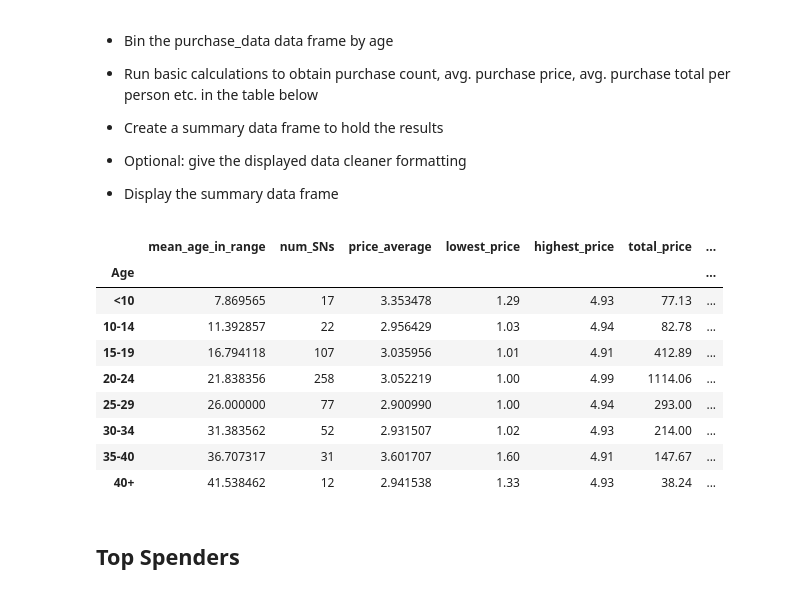
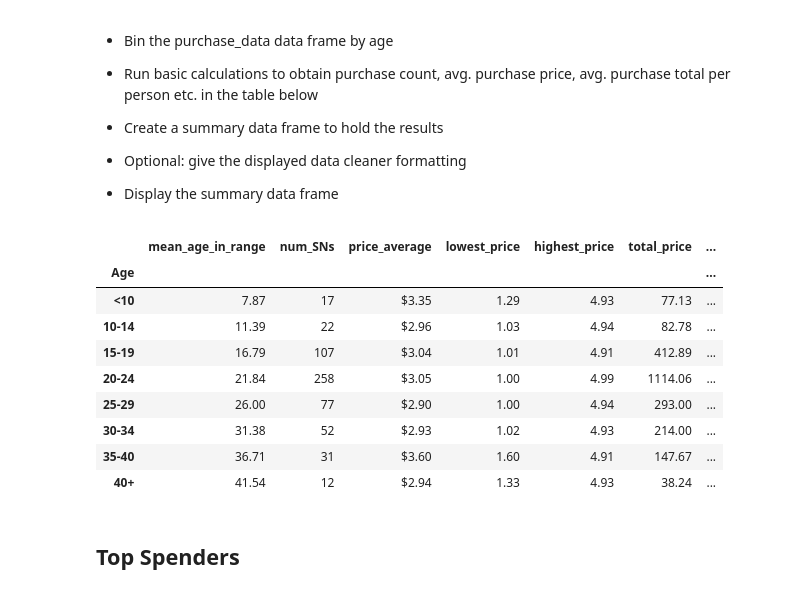
Before and after one commit to scottcm73/pandas_challenge, a Jupyter notebook: HeroesOfPymoli/HeroesOfPymoli_starter3.ipynb, the cells around one changed output. Saved outputs shown, nothing was run; the diff lists cells and outputs as text; code cells hidden in the pictures.

```diff
--- a/HeroesOfPymoli/HeroesOfPymoli_starter3.ipynb
+++ b/HeroesOfPymoli/HeroesOfPymoli_starter3.ipynb
@@ -169,7 +183,23 @@ age_df.columns=['mean_age_in_range', 'num_SNs', 'price_average', 'lowest_price',
 
 age_df['percent_in_age_group']=(age_df['num_SNs']*age_df['price_average'])/total_num_players* 100
 
-age_df
+age_df2=age_df
+age_df3=age_df2
+
+age_df2[['mean_age_in_range']]=age_df3[['mean_age_in_range']].applymap("{0:.2f}".format)
+
+
+
+age_df2[['percent_in_age_group']]=age_df3[['percent_in_age_group']].applymap("{0:.1f}%".format)
+
+#Couldn't get this to format without changing the age_df 'total_price' into a string
+
+# tried
+# age_df2[['lowest_price', 'highest_price', 'total_price']]=age_df3[['lowest_price', 'highest_price', 'total_price']]\
+# .applymap("${0:.2f}%".format)
+
+
+age_df2
 # %% [output]
 |  | mean_age_in_range | num_SNs | price_average | lowest_price | highest_price | total_price | ... |
 | Age |  |  |  |  |  |  | ... |
@@ -200,21 +230,29 @@ age_df
 # %%
 total_price_sum=age_df['total_price'].sum()
 
-age_df['per_purchase_total_by_age']=(age_df['total_price'])/total_price_sum * 100
 
 
-age_df
+
+age_df2['per_purchase_total_by_age']=(age_df['total_price'])/total_price_sum * 100
+
+
+
+
+age_df2[['per_purchase_total_by_age', 'price_average']]=age_df3[['per_purchase_total_by_age', 'price_average']]\
+        .applymap("${0:.2f}".format)
+
+age_df2
 # %% [output]
 |  | mean_age_in_range | num_SNs | price_average | lowest_price | highest_price | total_price | ... |
 | Age |  |  |  |  |  |  | ... |
-| <10 | 7.869565 | 17 | 3.353478 | 1.29 | 4.93 | 77.13 | ... |
-| 10-14 | 11.392857 | 22 | 2.956429 | 1.03 | 4.94 | 82.78 | ... |
-| 15-19 | 16.794118 | 107 | 3.035956 | 1.01 | 4.91 | 412.89 | ... |
-| 20-24 | 21.838356 | 258 | 3.052219 | 1.00 | 4.99 | 1114.06 | ... |
-| 25-29 | 26.000000 | 77 | 2.900990 | 1.00 | 4.94 | 293.00 | ... |
-| 30-34 | 31.383562 | 52 | 2.931507 | 1.02 | 4.93 | 214.00 | ... |
-| 35-40 | 36.707317 | 31 | 3.601707 | 1.60 | 4.91 | 147.67 | ... |
-| 40+ | 41.538462 | 12 | 2.941538 | 1.33 | 4.93 | 38.24 | ... |
+| <10 | 7.87 | 17 | $3.35 | 1.29 | 4.93 | 77.13 | ... |
+| 10-14 | 11.39 | 22 | $2.96 | 1.03 | 4.94 | 82.78 | ... |
+| 15-19 | 16.79 | 107 | $3.04 | 1.01 | 4.91 | 412.89 | ... |
+| 20-24 | 21.84 | 258 | $3.05 | 1.00 | 4.99 | 1114.06 | ... |
+| 25-29 | 26.00 | 77 | $2.90 | 1.00 | 4.94 | 293.00 | ... |
+| 30-34 | 31.38 | 52 | $2.93 | 1.02 | 4.93 | 214.00 | ... |
+| 35-40 | 36.71 | 31 | $3.60 | 1.60 | 4.91 | 147.67 | ... |
+| 40+ | 41.54 | 12 | $2.94 | 1.33 | 4.93 | 38.24 | ... |
 # %% [markdown]
 ## Top Spenders
 # %% [markdown]
```
Also changed, not shown: parts of 8 cells of this notebook.
